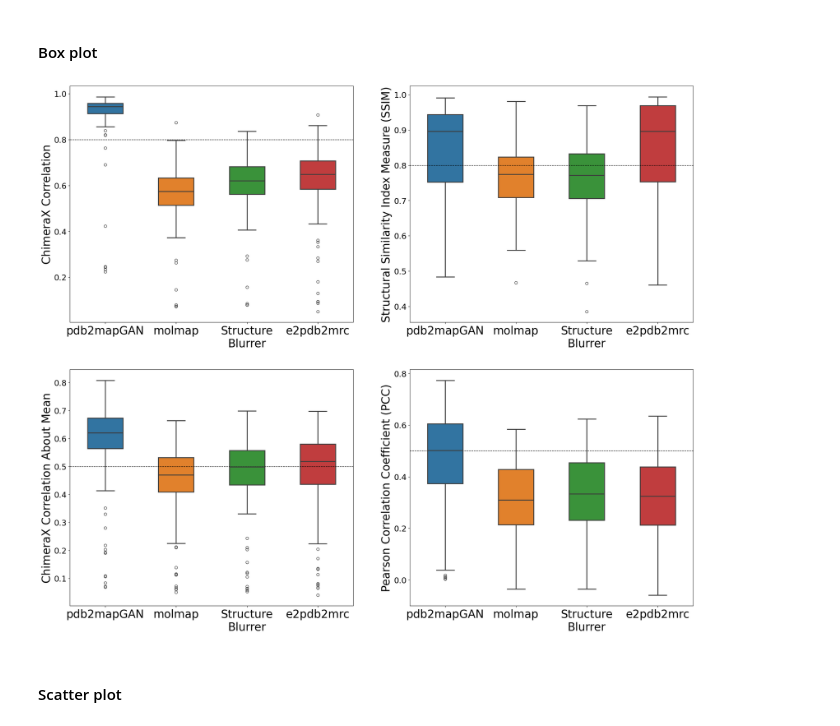
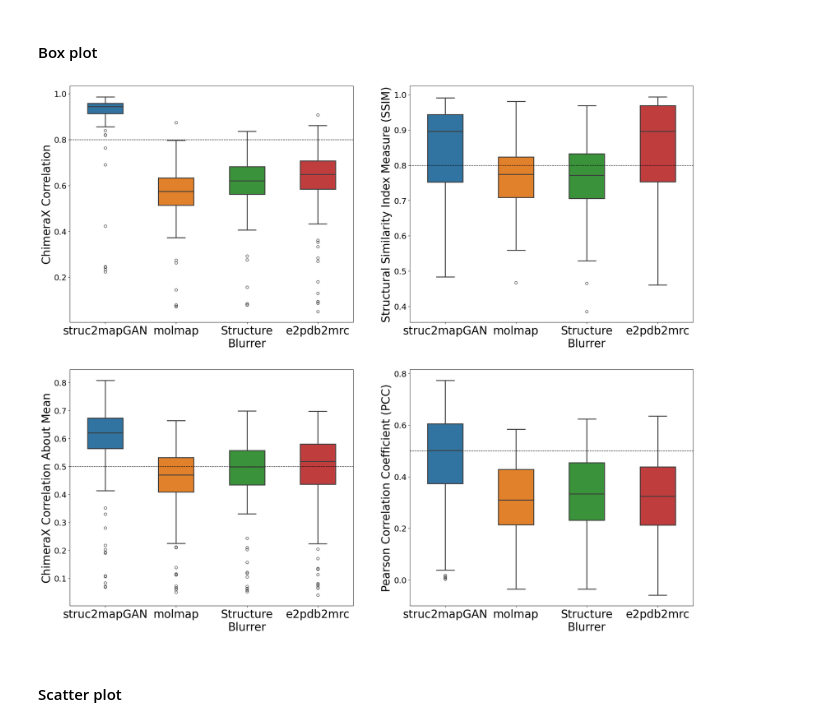
Before and after one commit to chenwei-zhang/struc2mapGAN, a Jupyter notebook: notebooks/evaluate_plot.ipynb, the cells around one changed output. Saved outputs shown, nothing was run; the diff lists cells and outputs as text; code cells hidden in the pictures.

```diff
--- a/notebooks/evaluate_plot.ipynb
+++ b/notebooks/evaluate_plot.ipynb
@@ -324,7 +332,7 @@ sns.boxplot(
 )
 
 axs[1,1].tick_params(labelsize=18) # Change the font size of the ticks
-axs[1,1].set_xticklabels(['pdb2mapGAN', 'molmap', 'Structure\nBlurrer', 'e2pdb2mrc'], fontsize=fontsize)  # Set custom labels for the x-axis
+axs[1,1].set_xticklabels(['struc2mapGAN', 'molmap', 'Structure\nBlurrer', 'e2pdb2mrc'], fontsize=fontsize)  # Set custom labels for the x-axis
 axs[1,1].set_xlabel(' ')  # No x-label
 axs[1,1].set_ylabel('Pearson Correlation Coefficient (PCC)', fontsize=fontsize)
 axs[1,1].axhline(y=0.5, color='k', linestyle='--', linewidth=hlinewidth)
@@ -343,7 +351,7 @@ sns.boxplot(
 )
 
 axs[0,1].tick_params(labelsize=18) # Change the font size of the ticks
-axs[0,1].set_xticklabels(['pdb2mapGAN', 'molmap', 'Structure\nBlurrer', 'e2pdb2mrc'], fontsize=fontsize)  # Set custom labels for the x-axis
+axs[0,1].set_xticklabels(['struc2mapGAN', 'molmap', 'Structure\nBlurrer', 'e2pdb2mrc'], fontsize=fontsize)  # Set custom labels for the x-axis
 axs[0,1].set_xlabel('')  # No x-label
 axs[0,1].set_ylabel('Structural Similarity Index Measure (SSIM)', fontsize=fontsize)
 axs[0,1].axhline(y=0.8, color='k', linestyle='--', linewidth=hlinewidth)
@@ -363,37 +371,37 @@ sns.boxplot(
 )
 
 axs[0,0].tick_params(labelsize=18) # Change the font size of the ticks
-axs[0,0].set_xticklabels(['pdb2mapGAN', 'molmap', 'Structure\nBlurrer', 'e2pdb2mrc'], fontsize=fontsize)  # Set custom labels for the x-axis
+axs[0,0].set_xticklabels(['struc2mapGAN', 'molmap', 'Structure\nBlurrer', 'e2pdb2mrc'], fontsize=fontsize)  # Set custom labels for the x-axis
 axs[0,0].set_xlabel('')  # No x-label
 axs[0,0].set_ylabel('ChimeraX Correlation', fontsize=fontsize)
 axs[0,0].axhline(y=0.8, color='k', linestyle='--', linewidth=hlinewidth)
 
 '''
 Correlation About Mean Box plot
 '''
 sns.boxplot(
     x='Method',
     y='Correlation_About_Mean',
     data=df_corr_about_mean,
     hue='Method',
     width=0.5,  # Box width
     linewidth=2,  # Line thickness of the box outline
     ax=axs[1,1]
 )
 ax = axs[1,0]
 ax.tick_params(labelsize=18) # Change the font size of the ticks
-ax.set_xticklabels(['pdb2mapGAN', 'molmap', 'Structure\nBlurrer', 'e2pdb2mrc'], fontsize=fontsize)  # Set custom labels for the x-axis
+ax.set_xticklabels(['struc2mapGAN', 'molmap', 'Structure\nBlurrer', 'e2pdb2mrc'], fontsize=fontsize)  # Set custom labels for the x-axis
 ax.set_xlabel('')  # No x-label
 ax.set_ylabel('ChimeraX Correlation About Mean', fontsize=fontsize)
 ax.axhline(y=0.5, color='k', linestyle='--', linewidth=hlinewidth)
 
 
 plt.show()
 
 # # save to pdf
 fig.savefig('comp_boxplot.pdf', bbox_inches='tight')
 # %% [output]
-[figure, old version]
+[figure, new version]
 # %% [markdown]
 #### Scatter plot
 # %%
```
Also changed, not shown: parts of 3 cells of this notebook, 1 other file.
